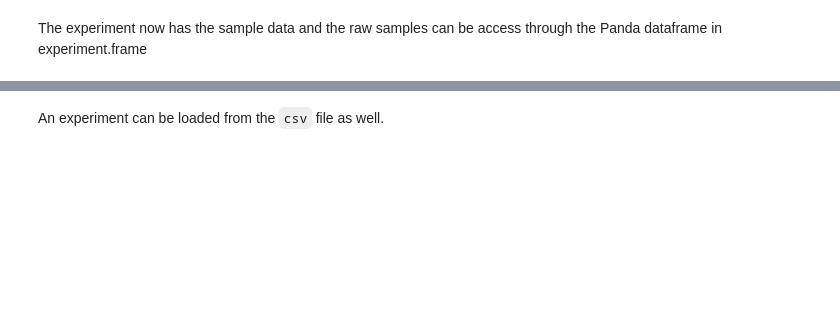
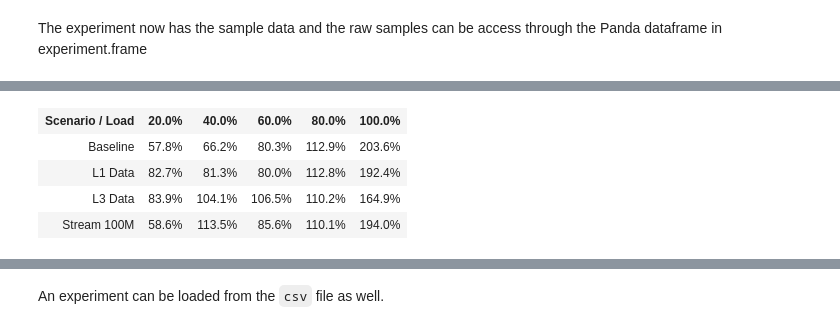
Before and after one commit to intelsdi-x/swan, a Jupyter notebook: scripts/jupyter/example.ipynb, the cells around one changed output, grey strips where cells are left out. Drawn from its saved outputs; the diff is of its cells as text; code cells hidden in the pictures; blank space fills up the shorter version.

```diff
--- a/scripts/jupyter/example.ipynb
+++ b/scripts/jupyter/example.ipynb
@@ -75,0 +88,9 @@ None
+# %%
+p2 = Profile(exp2, slo=500)
+p2.sensitivity_table()
+# %% [output]
+| Scenario / Load | 20.0% | 40.0% | 60.0% | 80.0% | 100.0% |
+| Baseline | 57.8% | 66.2% | 80.3% | 112.9% | 203.6% |
+| L1 Data | 82.7% | 81.3% | 80.0% | 112.8% | 192.4% |
+| L3 Data | 83.9% | 104.1% | 106.5% | 110.2% | 164.9% |
+| Stream 100M | 58.6% | 113.5% | 85.6% | 110.1% | 194.0% |
```
Also changed, not shown: parts of 21 cells of this notebook, 5 other files.
